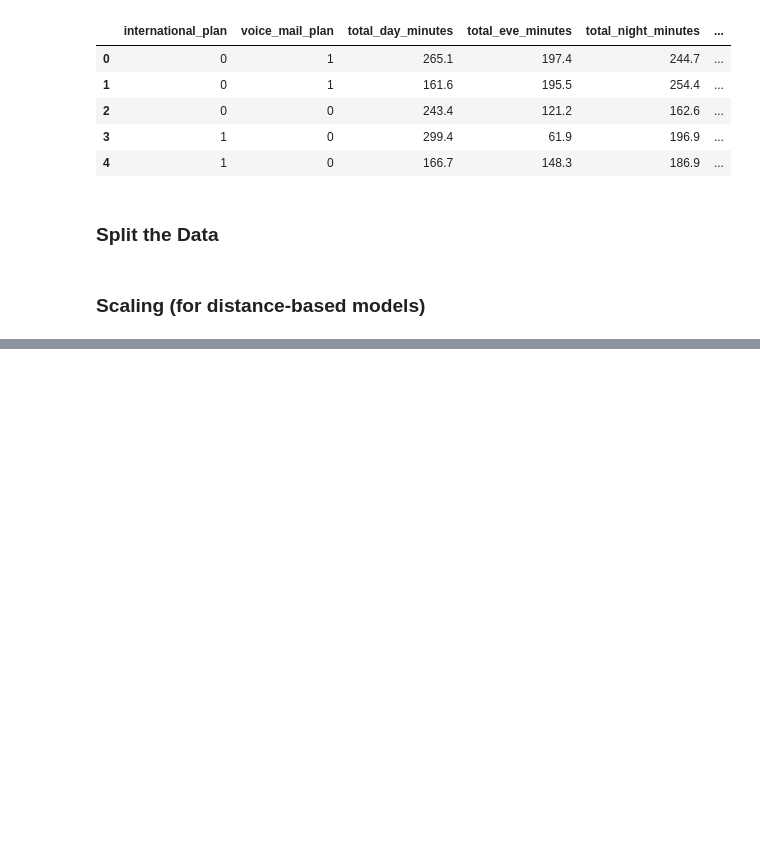
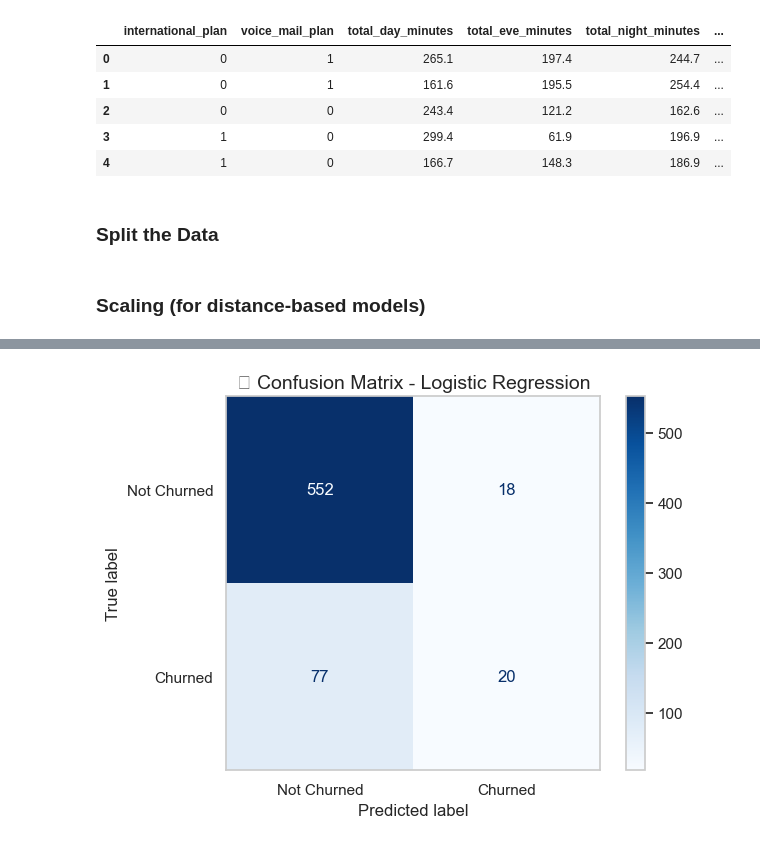
Before and after one commit to RachelinTheLoop/predicting-customer-churn, a Jupyter notebook: customer_churn_analysis.ipynb, the cells around one changed output, grey strips where cells are left out. Cells and saved outputs as stored; diff of their text form; code cells hidden in the pictures; blank space fills up the shorter version.

```diff
--- a/customer_churn_analysis.ipynb
+++ b/customer_churn_analysis.ipynb
@@ -393,8 +393,7 @@ X = clean_data.drop('churn', axis=1)
 y = clean_data['churn']
 
 # ✂️ Split into 80% train and 20% test
-X_train, X_test, y_train, y_test = train_test_split(
-    X, y, test_size=0.2, random_state=42, stratify=y
+X_train, X_test, y_train, y_test = train_test_split( X, y, test_size=0.2, random_state=42, stratify=y
 )
 # %% [markdown]
  ### Scaling (for distance-based models)
@@ -412,0 +440,10 @@ chipsajdiu
+# %%
+
+# 🏗️ Initialize the model
+log_reg = LogisticRegression(max_iter=1000, random_state=42)
+
+# 🎯 Fit the model on the scaled training data
+log_reg.fit(X_train_scaled, y_train)
+
+# 🧾 Evaluate the model using our helper function
+log_reg_results = evaluate_model(log_reg, X_test_scaled, y_test)
@@ -412,0 +487,20 @@ chipsajdiu
+# %%
+from sklearn.metrics import ConfusionMatrixDisplay
+import matplotlib.pyplot as plt
+
+# 🔍 Plot a confusion matrix with colorbar and clean layout
+disp = ConfusionMatrixDisplay.from_estimator(
+    log_reg,
+    X_test_scaled,
+    y_test,
+    display_labels=["Not Churned", "Churned"],
+    cmap="Blues",
+    colorbar=True
+)
+
+plt.title("📉 Confusion Matrix - Logistic Regression", fontsize=14)
+plt.grid(False)
+plt.tight_layout()
+plt.show()
+# %% [output]
+[figure, added]
```
Also changed, not shown: parts of 24 cells of this notebook, 1 other file.
